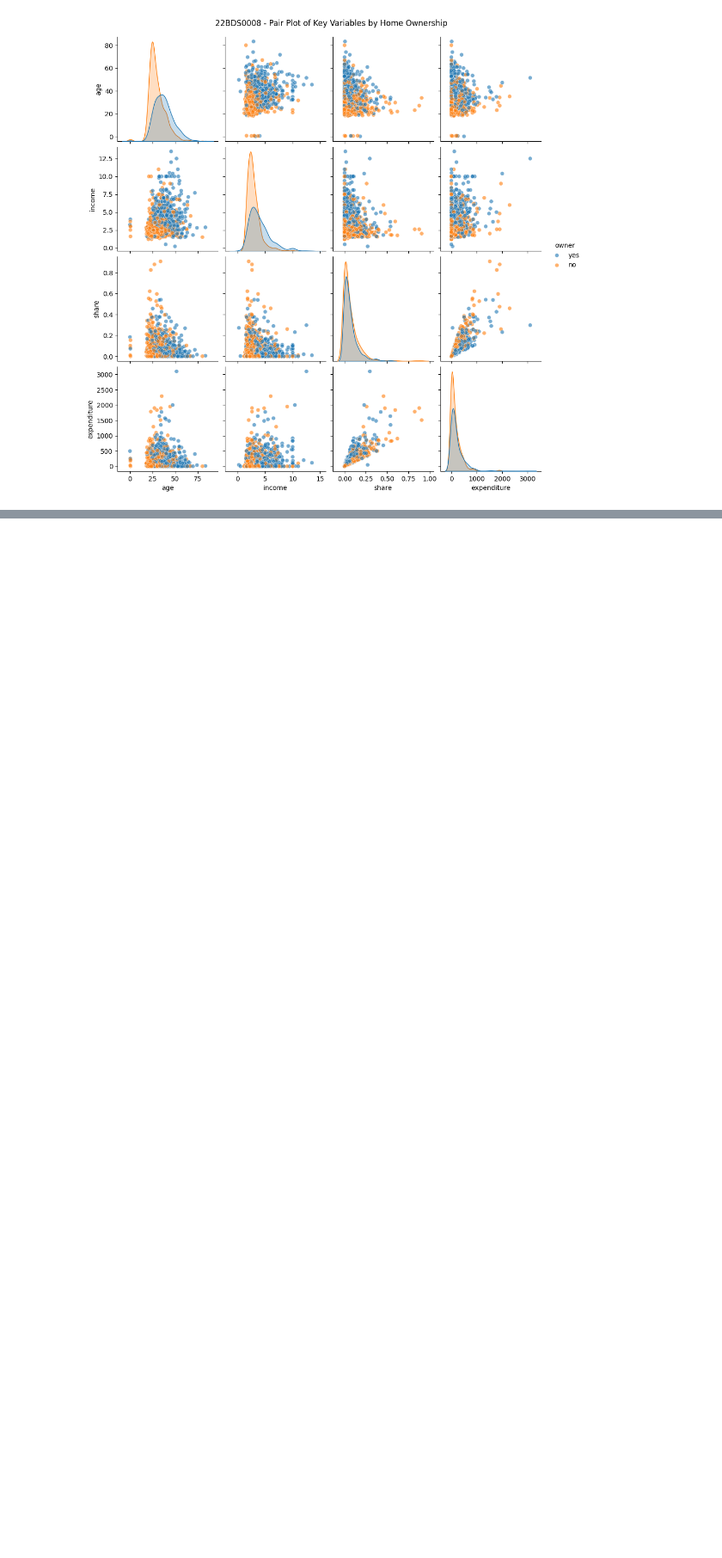
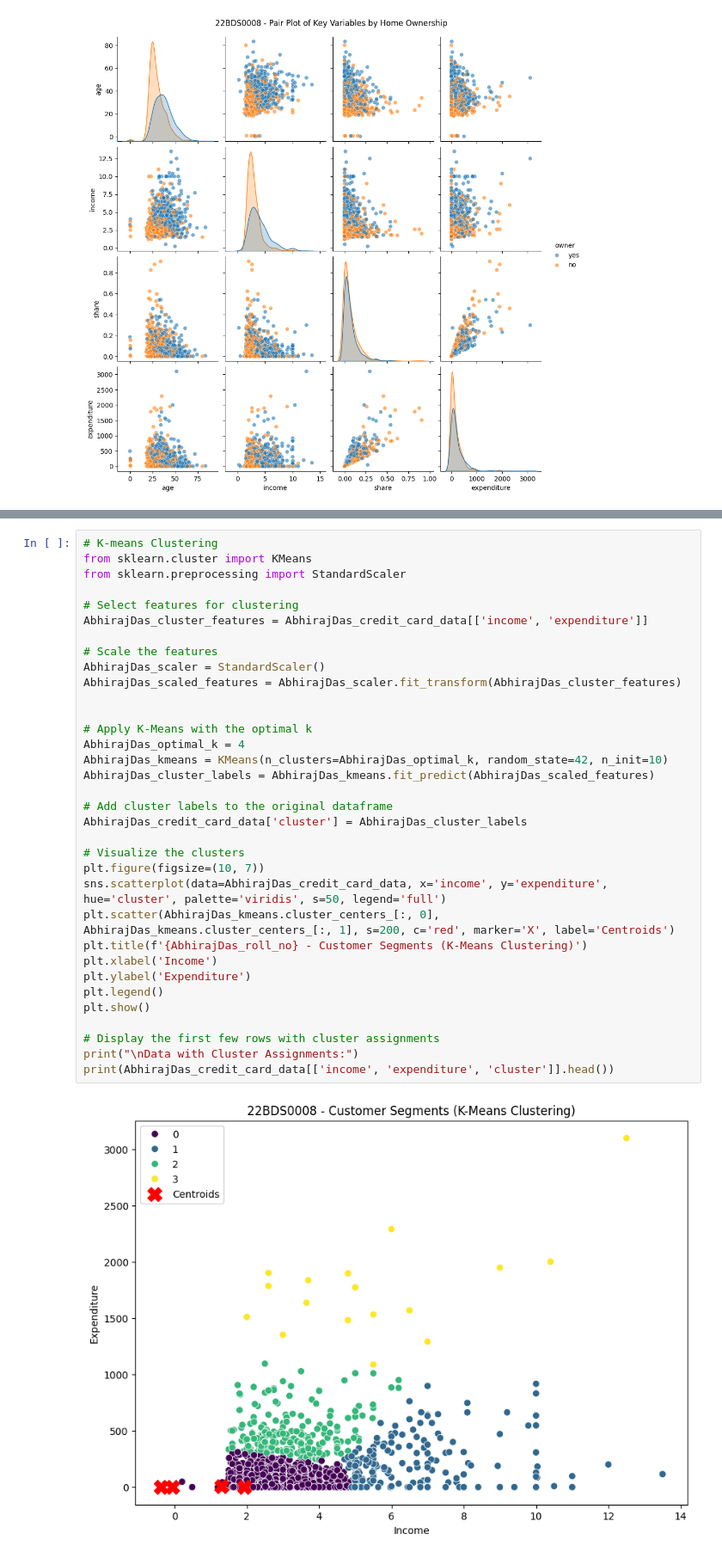
Before and after one commit to abhiraj804/22BDS0008-EDA, a Jupyter notebook: 22BDS0008.ipynb, the cells around one changed output, grey strips where cells are left out. Shown at 86% size. Drawn from its saved outputs; the diff is of its cells as text; blank space fills up the shorter version.

```diff
--- a/22BDS0008.ipynb
+++ b/22BDS0008.ipynb
@@ -536,0 +633,36 @@ plt.show()
+# %%
+# K-means Clustering
+from sklearn.cluster import KMeans
+from sklearn.preprocessing import StandardScaler
+
+# Select features for clustering
+AbhirajDas_cluster_features = AbhirajDas_credit_card_data[['income', 'expenditure']]
+
+# Scale the features
+AbhirajDas_scaler = StandardScaler()
+AbhirajDas_scaled_features = AbhirajDas_scaler.fit_transform(AbhirajDas_cluster_features)
+
+
+# Apply K-Means with the optimal k
+AbhirajDas_optimal_k = 4
+AbhirajDas_kmeans = KMeans(n_clusters=AbhirajDas_optimal_k, random_state=42, n_init=10)
+AbhirajDas_cluster_labels = AbhirajDas_kmeans.fit_predict(AbhirajDas_scaled_features)
+
+# Add cluster labels to the original dataframe
+AbhirajDas_credit_card_data['cluster'] = AbhirajDas_cluster_labels
+
+# Visualize the clusters
+plt.figure(figsize=(10, 7))
+sns.scatterplot(data=AbhirajDas_credit_card_data, x='income', y='expenditure', hue='cluster', palette='viridis', s=50, legend='full')
+plt.scatter(AbhirajDas_kmeans.cluster_centers_[:, 0], AbhirajDas_kmeans.cluster_centers_[:, 1], s=200, c='red', marker='X', label='Centroids')
+plt.title(f'{AbhirajDas_roll_no} - Customer Segments (K-Means Clustering)')
+plt.xlabel('Income')
+plt.ylabel('Expenditure')
+plt.legend()
+plt.show()
+
+# Display the first few rows with cluster assignments
+print("\nData with Cluster Assignments:")
+print(AbhirajDas_credit_card_data[['income', 'expenditure', 'cluster']].head())
+# %% [output]
+[figure, added]
```
Also changed, not shown: parts of 6 cells of this notebook.
